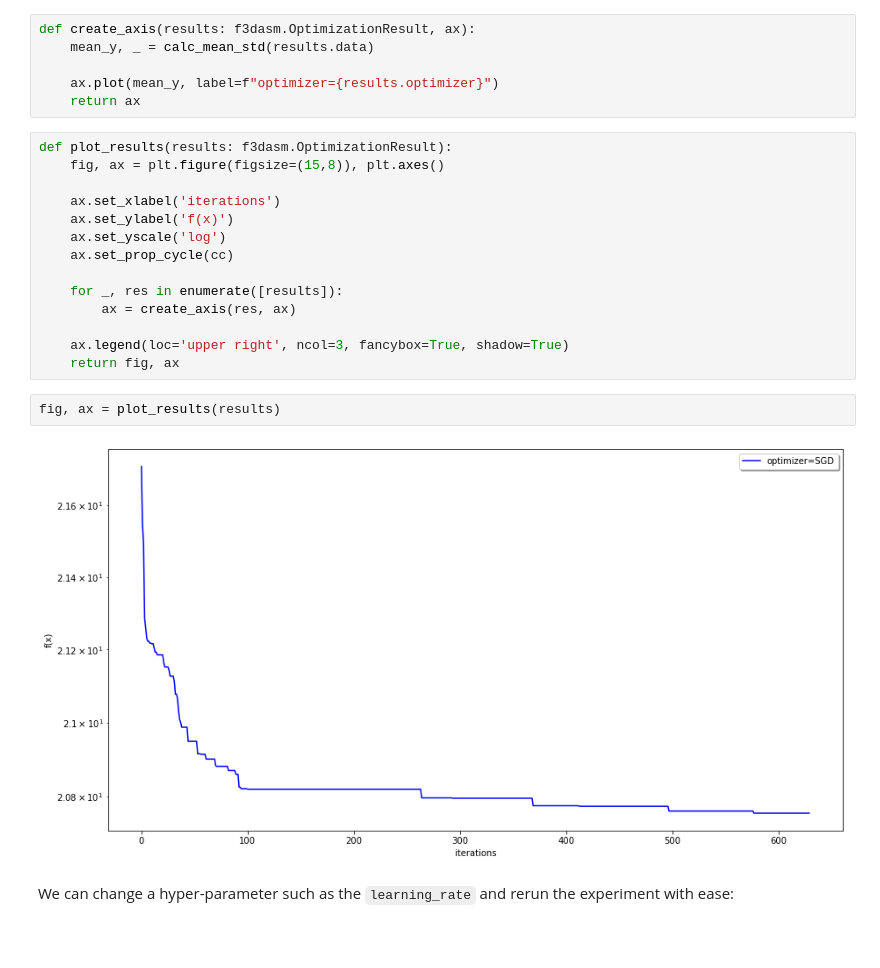
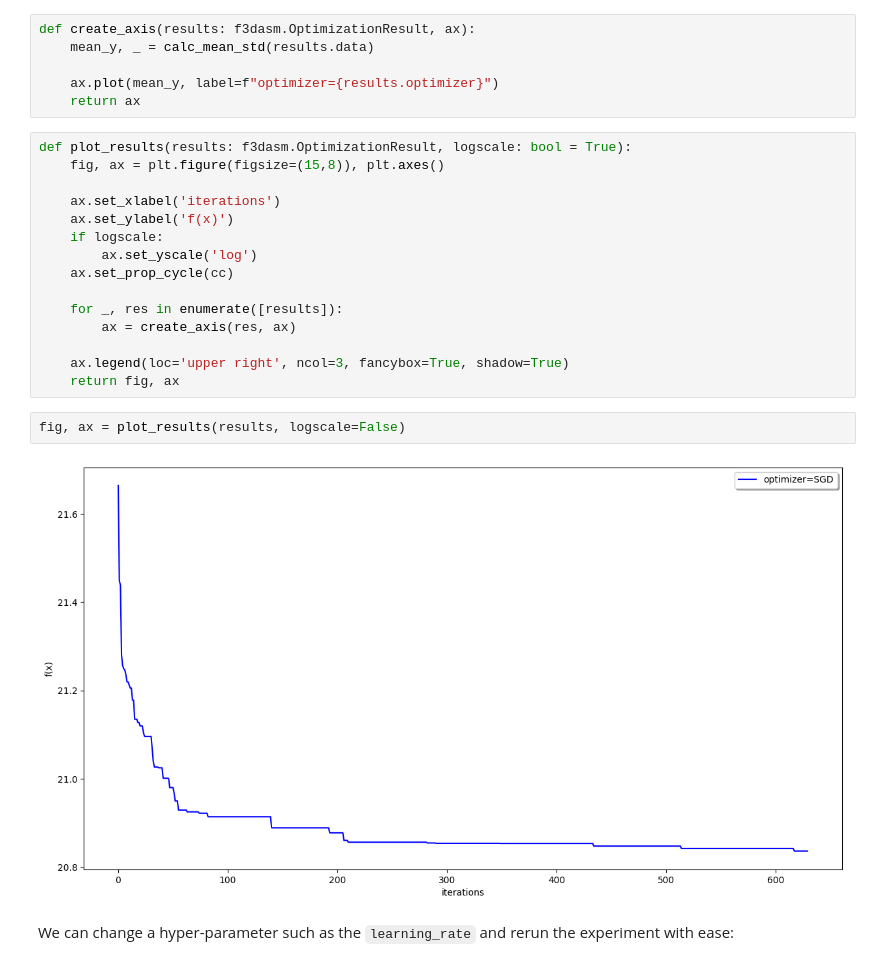
Before and after one commit to mpvanderschelling/f3dasm_teach, a Jupyter notebook: practical_session.ipynb, the cells around one changed output. Cells and saved outputs as stored; diff of their text form; blank space fills up the shorter version.

```diff
--- a/practical_session.ipynb
+++ b/practical_session.ipynb
@@ -360,12 +329,13 @@ def create_axis(results: f3dasm.OptimizationResult, ax):
     ax.plot(mean_y, label=f"optimizer={results.optimizer}")
     return ax
 # %%
-def plot_results(results: f3dasm.OptimizationResult):
+def plot_results(results: f3dasm.OptimizationResult, logscale: bool = True):
     fig, ax = plt.figure(figsize=(15,8)), plt.axes()
 
     ax.set_xlabel('iterations')
     ax.set_ylabel('f(x)')
-    ax.set_yscale('log')
+    if logscale:
+        ax.set_yscale('log')
     ax.set_prop_cycle(cc)
 
     for _, res in enumerate([results]):
@@ -374,9 +344,9 @@ def plot_results(results: f3dasm.OptimizationResult):
     ax.legend(loc='upper right', ncol=3, fancybox=True, shadow=True)
     return fig, ax
 # %%
-fig, ax = plot_results(results)
+fig, ax = plot_results(results, logscale=False)
 # %% [output]
-[figure, old version]
+[figure, new version]
 # %% [markdown]
 We can change a hyper-parameter such as the `learning_rate` and rerun the experiment with ease:
 # %%
```
Also changed, not shown: parts of 17 cells of this notebook, 3 other files.
